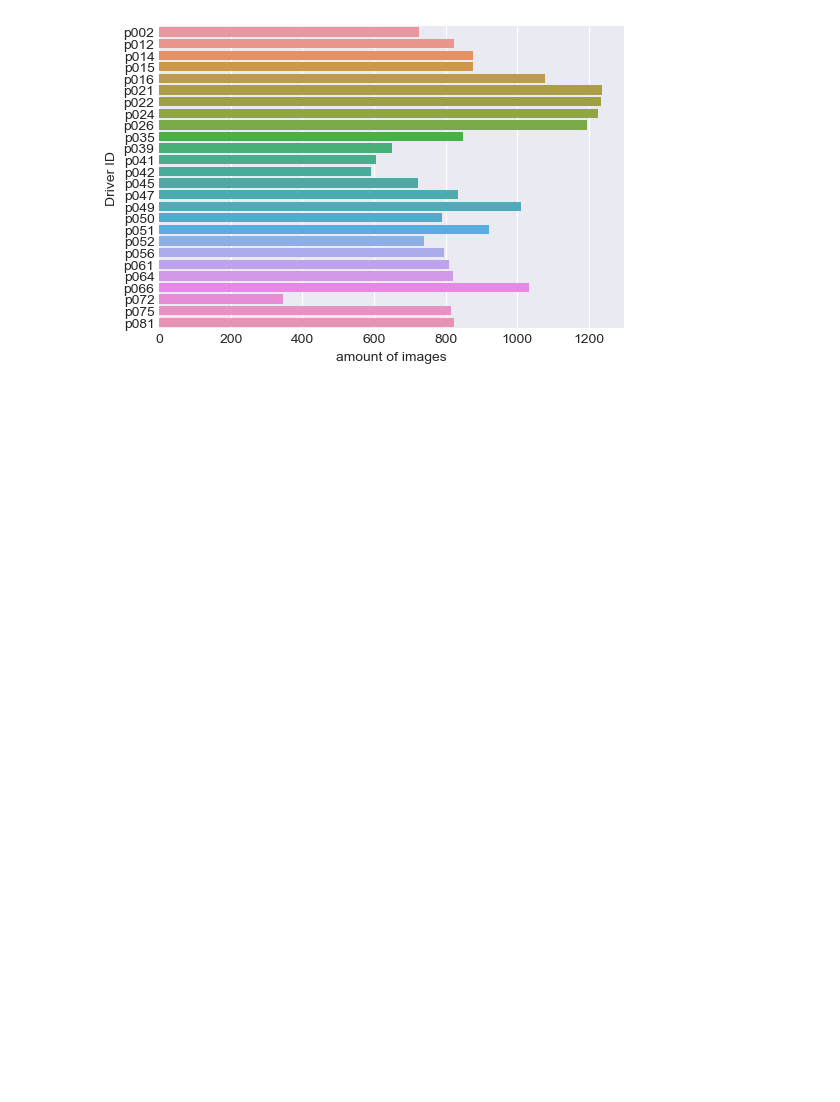
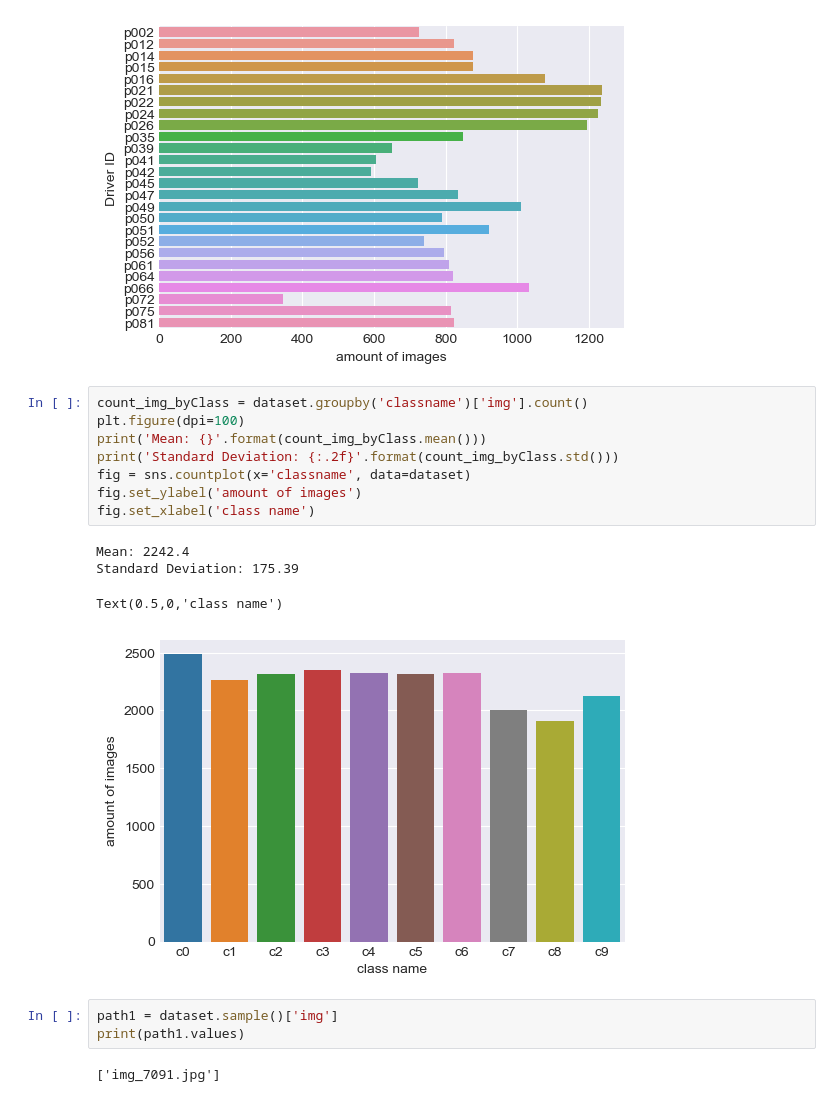
Before and after one commit to NaughtyFlame/distracted_driver_detection, a Jupyter notebook: data_visualisation.ipynb, the cells around one changed output. Cells and saved outputs as stored; diff of their text form; blank space fills up the shorter version.

Commit message:
dataset Visualisation

```diff
--- a/data_visualisation.ipynb
+++ b/data_visualisation.ipynb
@@ -52,3 +56,21 @@ fig.set_xlabel('amount of images')
 # %% [output]
 Text(0.5,0,'amount of images')
 [figure]
+# %%
+count_img_byClass = dataset.groupby('classname')['img'].count()
+plt.figure(dpi=100)
+print('Mean: {}'.format(count_img_byClass.mean()))
+print('Standard Deviation: {:.2f}'.format(count_img_byClass.std()))
+fig = sns.countplot(x='classname', data=dataset)
+fig.set_ylabel('amount of images')
+fig.set_xlabel('class name')
+# %% [output]
+Mean: 2242.4
+Standard Deviation: 175.39
+Text(0.5,0,'class name')
+[figure, added]
+# %%
+path1 = dataset.sample()['img']
+print(path1.values)
+# %% [output]
+['img_7091.jpg']
```
Also changed, not shown: parts of 4 cells of this notebook.
